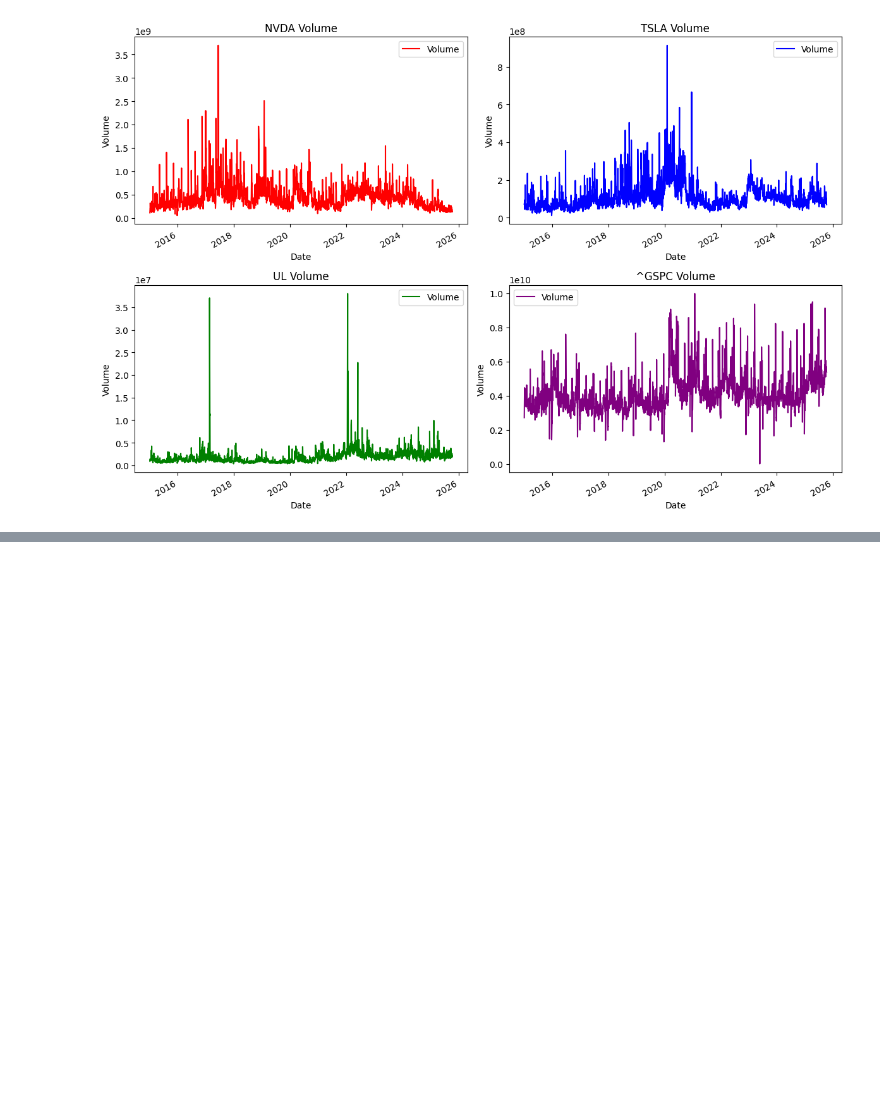
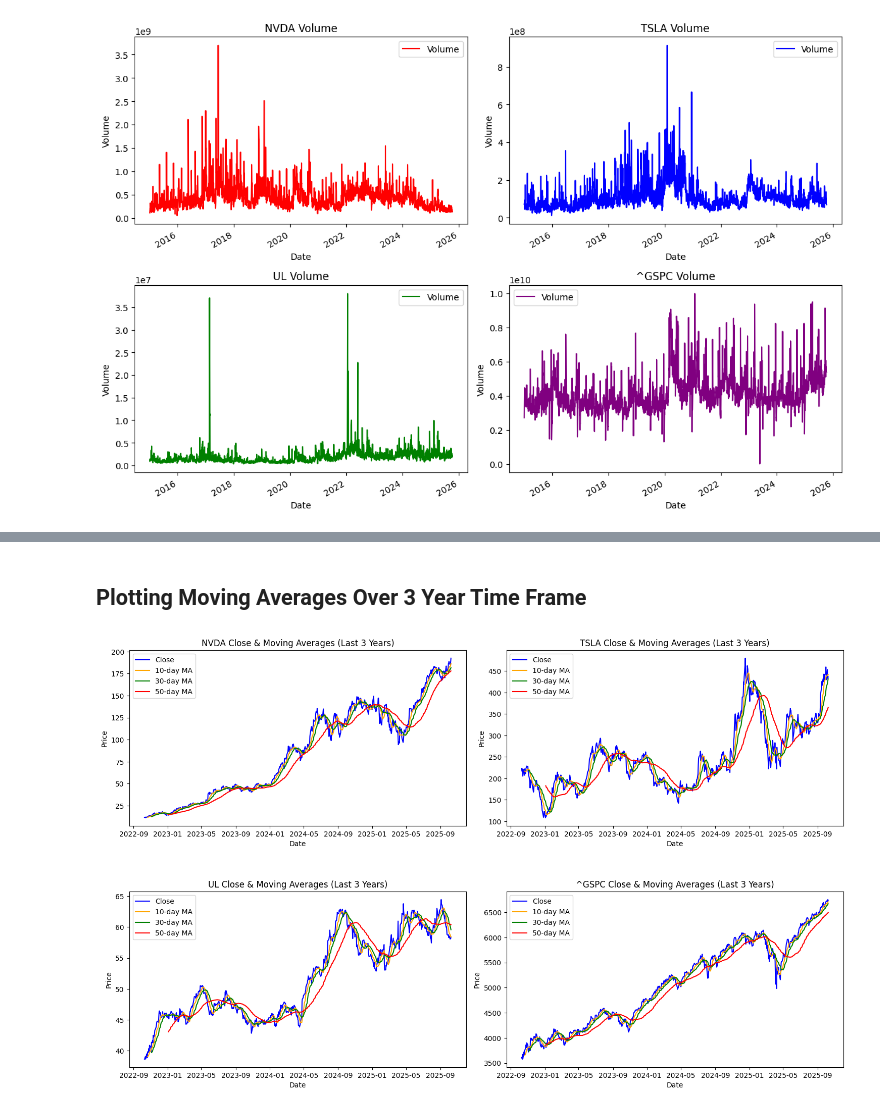
Before and after one commit to hjmoore67/AI-Coursework-Uni, a Jupyter notebook: uni-ai-coursework.ipynb, the cells around one changed output, grey strips where cells are left out. Cells and saved outputs as stored; diff of their text form; code cells hidden in the pictures; blank space fills up the shorter version.

```diff
--- a/uni-ai-coursework.ipynb
+++ b/uni-ai-coursework.ipynb
@@ -326,0 +376,35 @@ plt.tight_layout()
+# %% [markdown]
+## Plotting Moving Averages Over 3 Year Time Frame
+# %%
+# Filter for last 5 years ending on 2025-10-10
+end_date = pd.to_datetime('2025-10-10')
+start_date = end_date - pd.DateOffset(years=3)
+filtered_df = combined_df[(combined_df['Date'] >= start_date) & (combined_df['Date'] <= end_date)]
+
+plt.figure(figsize=(15, 10))
+plt.subplots_adjust(top=1.25, bottom=1.2)
+
+for i, ticker in enumerate(tickers, 1):
+    plt.subplot(2, 2, i)
+    data = filtered_df[filtered_df['Ticker'] == ticker].copy()
+    data = data.sort_values('Date')
+
+    # Calculate moving averages
+    data['MA10'] = data['Close'].rolling(window=10).mean()
+    data['MA30'] = data['Close'].rolling(window=20).mean()
+    data['MA50'] = data['Close'].rolling(window=60).mean()
+
+    # Plot Close and MAs
+    plt.plot(data['Date'], data['Close'], label='Close', color='blue')
+    plt.plot(data['Date'], data['MA10'], label='10-day MA', color='orange')
+    plt.plot(data['Date'], data['MA30'], label='30-day MA', color='green')
+    plt.plot(data['Date'], data['MA50'], label='50-day MA', color='red')
+
+    plt.title(f"{ticker} Close & Moving Averages (Last 3 Years)")
+    plt.xlabel('Date')
+    plt.ylabel('Price')
+    plt.legend()
+
+plt.tight_layout()
+# %% [output]
+[figure, added]
```
Also changed, not shown: parts of 7 cells of this notebook.
